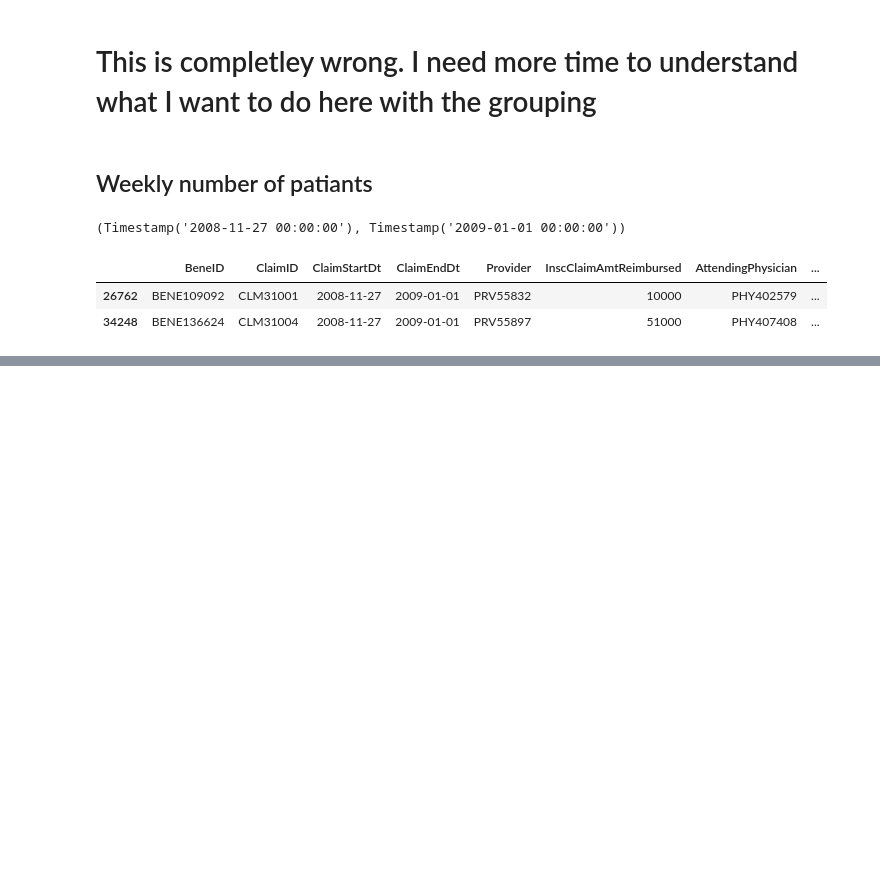
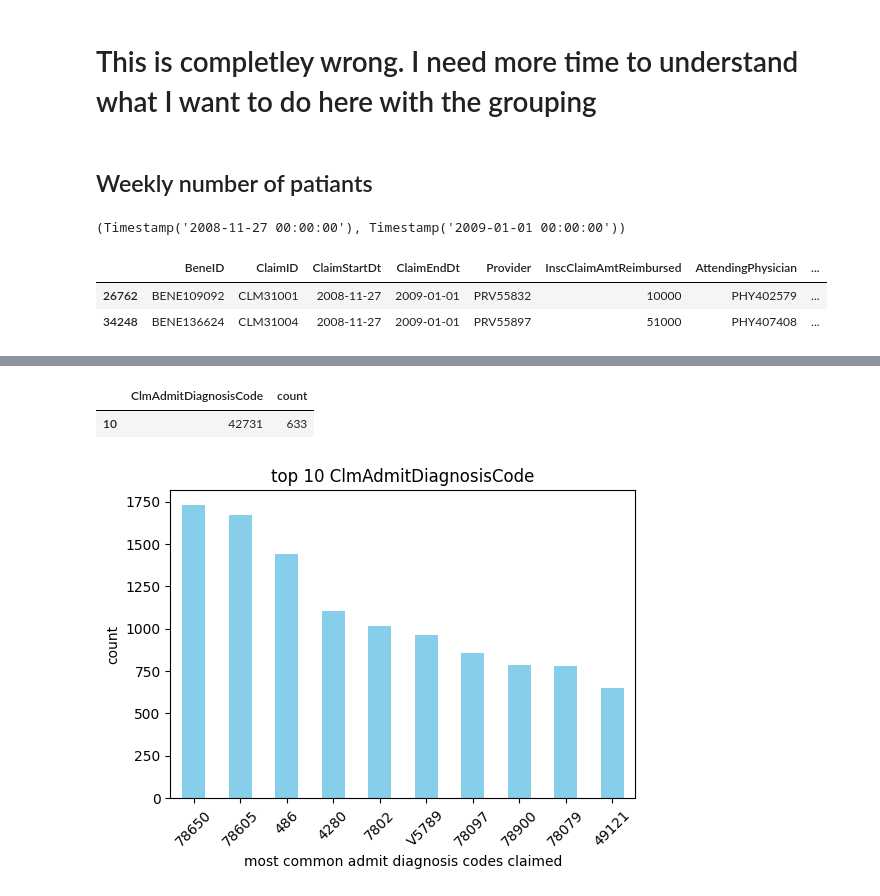
Before and after one commit to ChTomer/MyCapstone, a Jupyter notebook: HealthCareFraudProjectPitch/2inpatiant.ipynb, the cells around one changed output, grey strips where cells are left out. Saved outputs shown, nothing was run; the diff lists cells and outputs as text; code cells hidden in the pictures; blank space fills up the shorter version.

```diff
--- a/HealthCareFraudProjectPitch/2inpatiant.ipynb
+++ b/HealthCareFraudProjectPitch/2inpatiant.ipynb
@@ -666,0 +686,14 @@ df.loc[df['ClaimStartDt'] == '2008-11-27']
+# %%
+clmadmitdf.loc[clmadmitdf['ClmAdmitDiagnosisCode'] == '42731']
+# %% [output]
+|  | ClmAdmitDiagnosisCode | count |
+| 10 | 42731 | 633 |
+# %%
+df['ClmAdmitDiagnosisCode'].value_counts().head(10).plot(kind='bar', figsize=(6, 4),color='skyblue')
+plt.title('top 10 ClmAdmitDiagnosisCode')
+plt.xlabel('most common admit diagnosis codes claimed')
+plt.ylabel('count')
+plt.xticks(rotation=45)
+plt.show()
+# %% [output]
+[figure, added]
```
Also changed, not shown: parts of 5 cells of this notebook, 2 other files.
